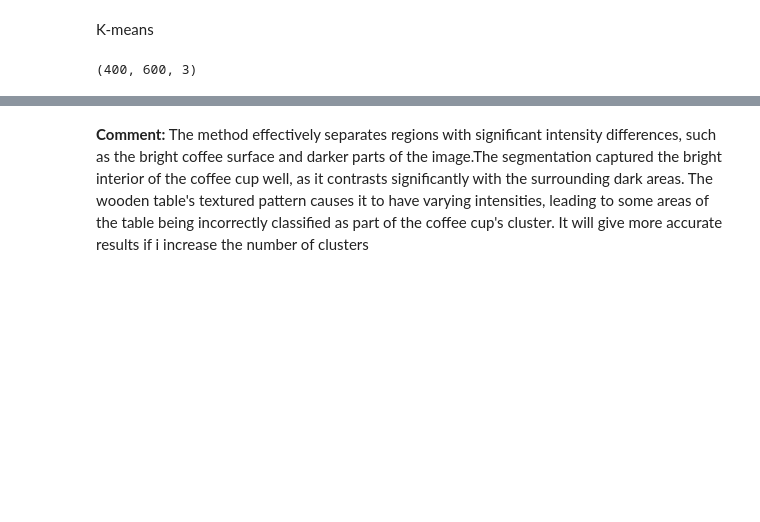
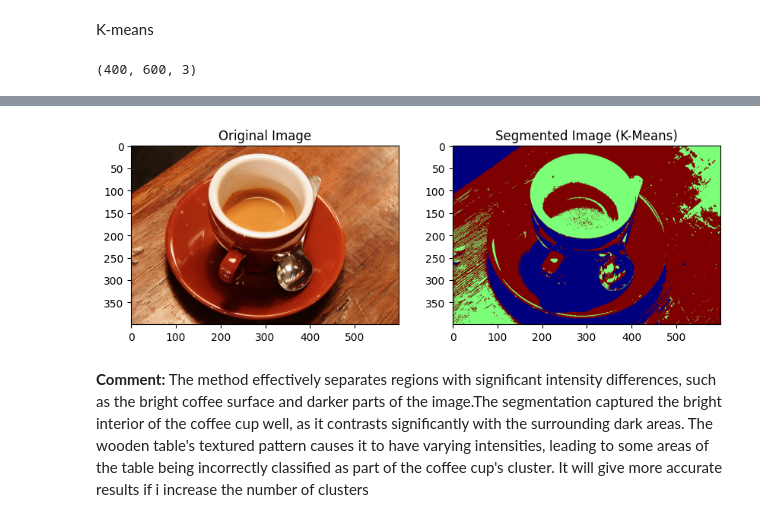
Before and after one commit to KleaKalliri/Computer-Vision, a Jupyter notebook: Exercise_2.ipynb, the cells around one changed output, grey strips where cells are left out. Drawn from its saved outputs; the diff is of its cells as text; code cells hidden in the pictures; blank space fills up the shorter version.

```diff
--- a/Exercise_2.ipynb
+++ b/Exercise_2.ipynb
@@ -86,3 +87,26 @@ plt.show()
+# %%
+import numpy as np
+from sklearn.cluster import KMeans
+
+# Load the image
+image = sk.data.coffee()
+
+# Convert the image to a 2D array
+image_2D = image.reshape((-1, 3))
+
+# Apply K-Means with 3 clusters
+kmeans = KMeans(n_clusters=3, random_state=0).fit(image_2D)
+segmented_image = kmeans.labels_.reshape(image.shape[:2])
+
+# Display results
+fig, axes = plt.subplots(1, 2, figsize=(10, 5))
+axes[0].imshow(image)
+axes[0].set_title('Original Image')
+axes[1].imshow(segmented_image, cmap=plt.cm.jet)
+axes[1].set_title('Segmented Image (K-Means)')
+plt.show()
+# %% [output]
+[figure, added]
 # %% [markdown]
 **Comment:** The method effectively separates regions with significant intensity differences, such as the bright coffee surface and darker parts of the image.The segmentation captured the bright interior of the coffee cup well, as it contrasts significantly with the surrounding dark areas. The wooden table's textured pattern causes it to have varying intensities, leading to some areas of the table being incorrectly classified as part of the coffee cup's cluster. It will give more accurate results if i increase the number of clusters
 # %% [markdown]
```
Also changed, not shown: parts of 3 cells of this notebook.
